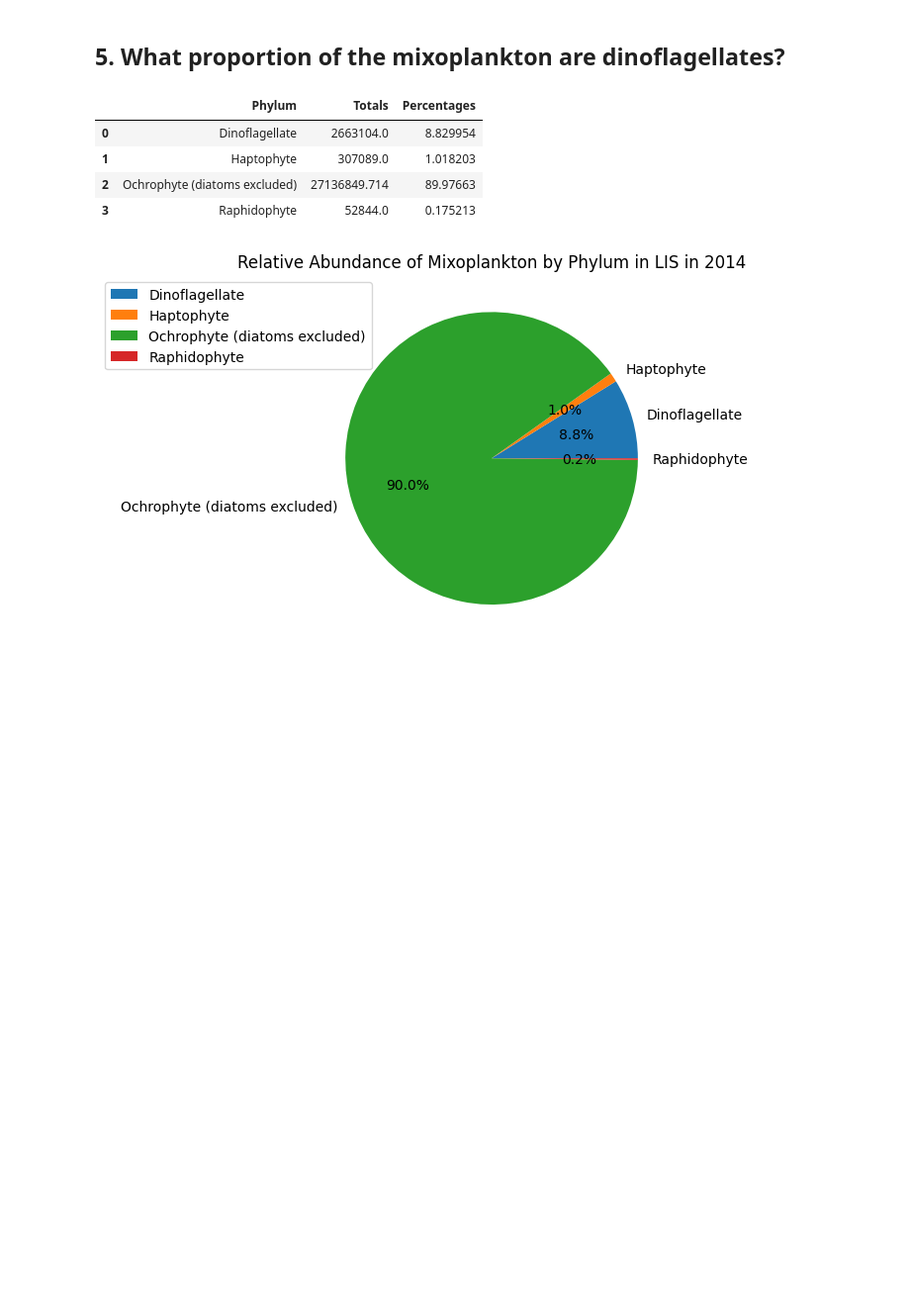
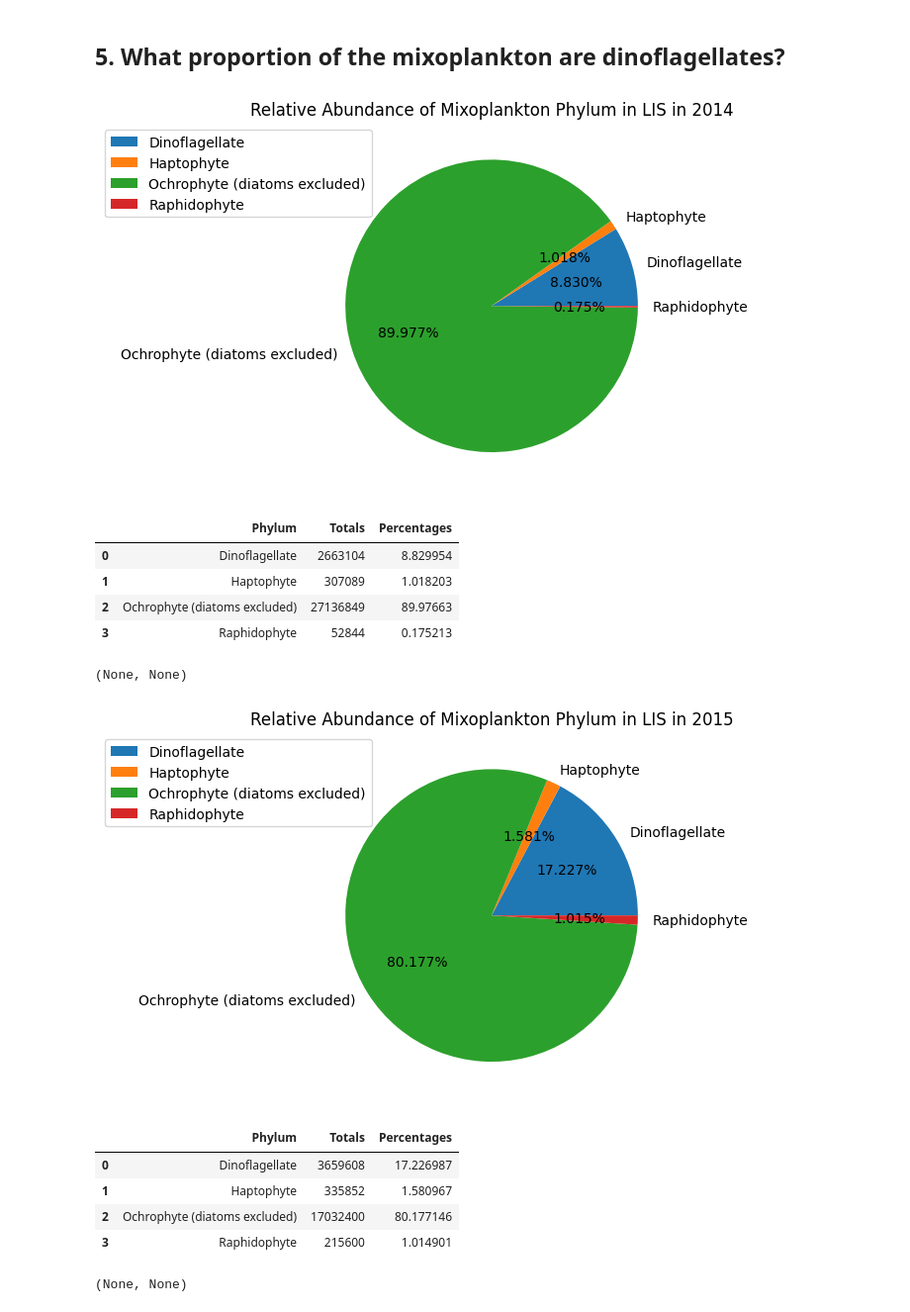
Before and after one commit to AMaher101/PlanktonClassifier, a Jupyter notebook: questions.ipynb, the cells around one changed output. Shown at 99% size. Drawn from its saved outputs; the diff is of its cells as text; code cells hidden in the pictures; blank space fills up the shorter version.

```diff
--- a/questions.ipynb
+++ b/questions.ipynb
@@ -7,6 +14,8 @@ pd.set_option('display.max_columns', 500)
 
 from classifier import Classifier
 # %%
-csv_name = "2014-final.xlsx - Sheet1.csv"
+csv_name = "LIS_2019-Phytoplankton_Final Report Data.xlsx - 2019 LIS phytoplankton count.csv"
+
+year = re.search(r'\b(\d{4})\b', csv_name).group(1) if re.search(r'\b(\d{4})\b', csv_name) else 'Year not found'
 # %%
 classified = Classifier(csv_name)
@@ -103,7 +276,9 @@ counts
 # %%
-# Plot Data
-plt.title("Relative Size of Mixoplankton in LIS in 2014")
-plt.pie(counts['Percentages'], labels=counts['size class'], autopct='%1.1f%%')
-plt.legend(bbox_to_anchor=(.2, 1))
-plt.show()
+csvs = sorted(os.listdir(f"{os.getcwd()}/inputs"))
+for csv_name in csvs:
+    # classify mixotrophs
+    classified = Classifier(csv_name)
+
+    # Get pie chart for each year
+    display(mixoplankton_sizes_pie())
 # %% [output]
@@ -111,20 +306,40 @@ plt.show()
 # %% [markdown]
 ## 5. What proportion of the mixoplankton are dinoflagellates?
 # %%
-lis = classified.mixoplankton
-counts = percentages(lis, 'Phylum')
-counts
+def mixoplankton_phylums_pie():
+    # Get year
+    year = re.search(r'\b(\d{4})\b', csv_name).group(1) if re.search(r'\b(\d{4})\b', csv_name) else 'Year not found'
+
+    # Clean data
+    df = classified.mixoplankton
+    counts = percentages(df, 'Phylum')
+
+    # Pie Chart
+    plt.title(f"Relative Abundance of Mixoplankton Phylum in LIS in {year}")
+    plt.pie(counts['Percentages'], labels=counts['Phylum'], autopct='%1.3f%%')
+    plt.legend(bbox_to_anchor=(.19, 1))
+
+    return plt.show(), display(counts)
-# %% [output]
-|  | Phylum | Totals | Percentages |
-| 0 | Dinoflagellate | 2663104.0 | 8.829954 |
-| 1 | Haptophyte | 307089.0 | 1.018203 |
-| 2 | Ochrophyte (diatoms excluded) | 27136849.714 | 89.97663 |
-| 3 | Raphidophyte | 52844.0 | 0.175213 |
 # %%
-# Plot Data
-plt.title("Relative Abundance of Mixoplankton by Phylum in LIS in 2014")
-plt.pie(counts['Percentages'], labels=counts['Phylum'], autopct='%1.1f%%')
-plt.legend(bbox_to_anchor=(.19, 1))
-plt.show()
+csvs = sorted(os.listdir(f"{os.getcwd()}/inputs"))
+for csv_name in csvs:
+    # classify mixotrophs
+    classified = Classifier(csv_name)
+
+    # Get pie chart for each year
+    display(mixoplankton_phylums_pie())
 # %% [output]
-[figure, old version]
+[figure, new version]
+|  | Phylum | Totals | Percentages |
+| 0 | Dinoflagellate | 2663104 | 8.829954 |
+| 1 | Haptophyte | 307089 | 1.018203 |
+| 2 | Ochrophyte (diatoms excluded) | 27136849 | 89.97663 |
+| 3 | Raphidophyte | 52844 | 0.175213 |
+(None, None)
+[figure, added]
+|  | Phylum | Totals | Percentages |
+| 0 | Dinoflagellate | 3659608 | 17.226987 |
+| 1 | Haptophyte | 335852 | 1.580967 |
+| 2 | Ochrophyte (diatoms excluded) | 17032400 | 80.177146 |
+| 3 | Raphidophyte | 215600 | 1.014901 |
+(None, None)
```
Also changed, not shown: parts of 17 cells of this notebook.
